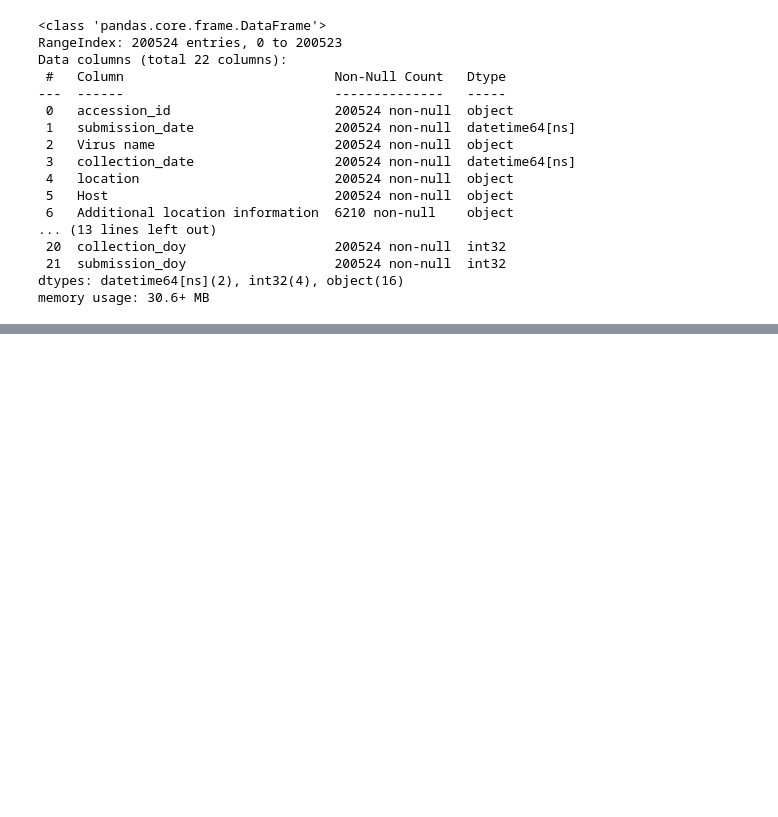
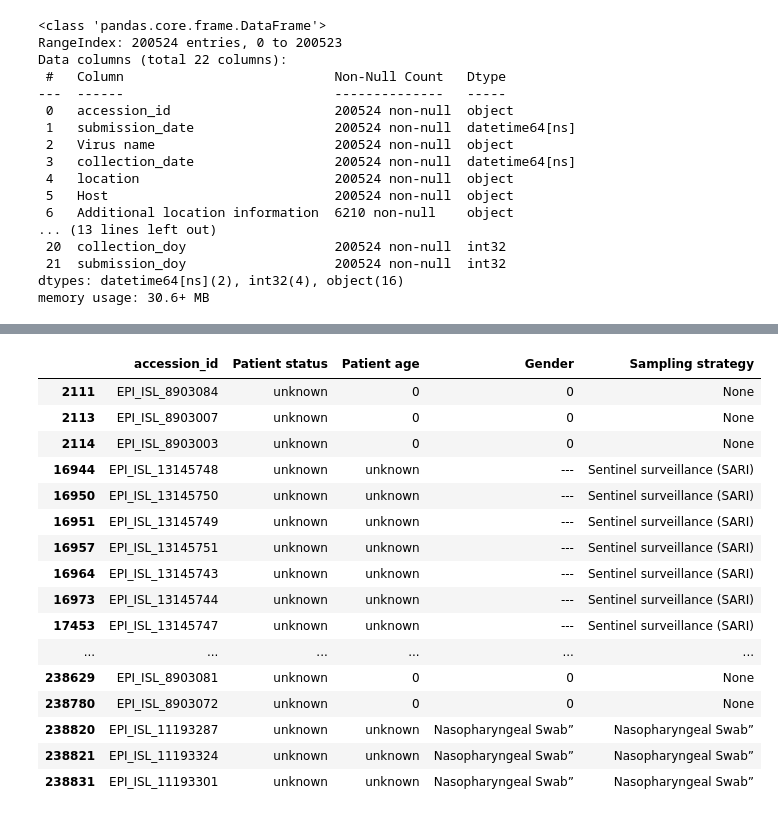
Before and after one commit to ASudu/EpiCoV_Summer25, a Jupyter notebook: src/compare_years.ipynb, the cells around one changed output, grey strips where cells are left out. Saved outputs shown, nothing was run; the diff lists cells and outputs as text; code cells hidden in the pictures; blank space fills up the shorter version.

```diff
--- a/src/compare_years.ipynb
+++ b/src/compare_years.ipynb
@@ -69,0 +579,28 @@ memory usage: 30.6+ MB
+# %%
+df22.loc[float_mask, "Patient age"] = df22.loc[float_mask, "Gender"]
+# %%
+none_mask = df22["Gender"].astype(str).str.lower().isin(["none"])
+df22.loc[none_mask, "Gender"] = "unknown"
+# %%
+samp_strat_mask = df22["Gender"].astype(str).str.lower().str.startswith("naso")
+df22.loc[samp_strat_mask, "Sampling strategy"] = df22.loc[samp_strat_mask, "Gender"]
+# %%
+df22[~gen_mask][["accession_id", "Patient status", "Patient age", "Gender", "Sampling strategy"]]
+# %% [output]
+|  | accession_id | Patient status | Patient age | Gender | Sampling strategy |
+| 2111 | EPI_ISL_8903084 | unknown | 0 | 0 | None |
+| 2113 | EPI_ISL_8903007 | unknown | 0 | 0 | None |
+| 2114 | EPI_ISL_8903003 | unknown | 0 | 0 | None |
+| 16944 | EPI_ISL_13145748 | unknown | unknown | --- | Sentinel surveillance (SARI) |
+| 16950 | EPI_ISL_13145750 | unknown | unknown | --- | Sentinel surveillance (SARI) |
+| 16951 | EPI_ISL_13145749 | unknown | unknown | --- | Sentinel surveillance (SARI) |
+| 16957 | EPI_ISL_13145751 | unknown | unknown | --- | Sentinel surveillance (SARI) |
+| 16964 | EPI_ISL_13145743 | unknown | unknown | --- | Sentinel surveillance (SARI) |
+| 16973 | EPI_ISL_13145744 | unknown | unknown | --- | Sentinel surveillance (SARI) |
+| 17453 | EPI_ISL_13145747 | unknown | unknown | --- | Sentinel surveillance (SARI) |
+| ... | ... | ... | ... | ... | ... |
+| 238629 | EPI_ISL_8903081 | unknown | 0 | 0 | None |
+| 238780 | EPI_ISL_8903072 | unknown | 0 | 0 | None |
+| 238820 | EPI_ISL_11193287 | unknown | unknown | Nasopharyngeal Swab” | Nasopharyngeal Swab” |
+| 238821 | EPI_ISL_11193324 | unknown | unknown | Nasopharyngeal Swab” | Nasopharyngeal Swab” |
+| 238831 | EPI_ISL_11193301 | unknown | unknown | Nasopharyngeal Swab” | Nasopharyngeal Swab” |
```
Also changed, not shown: parts of 166 cells of this notebook.
